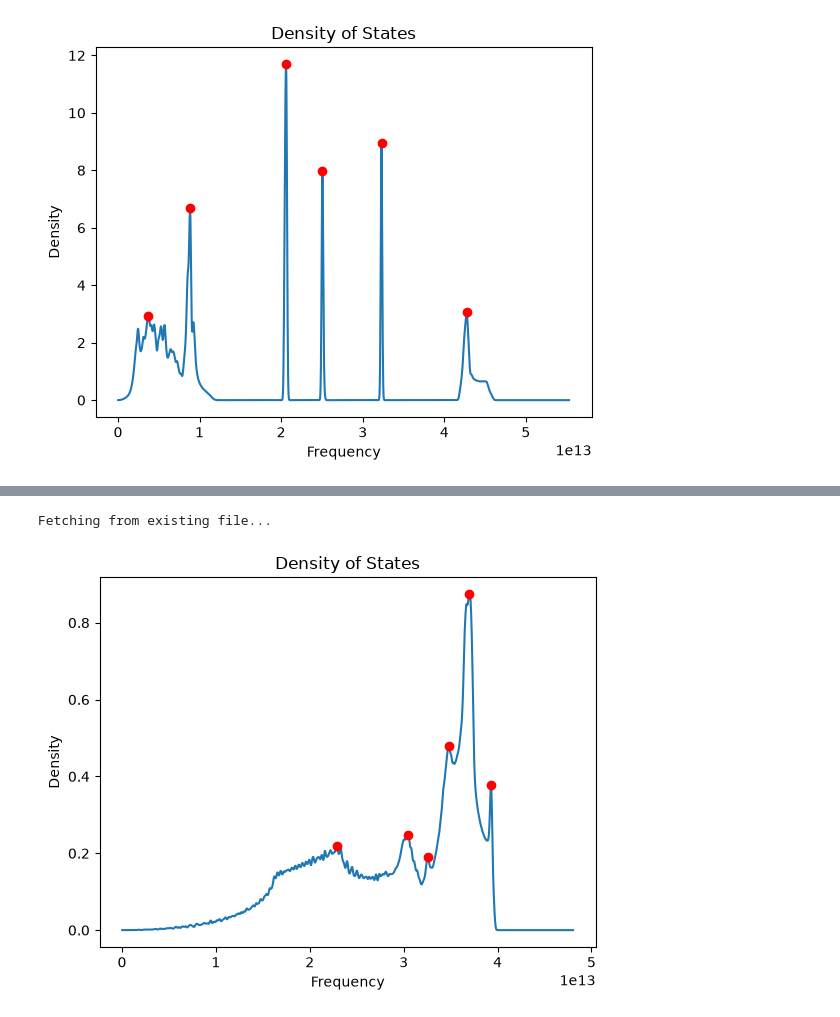
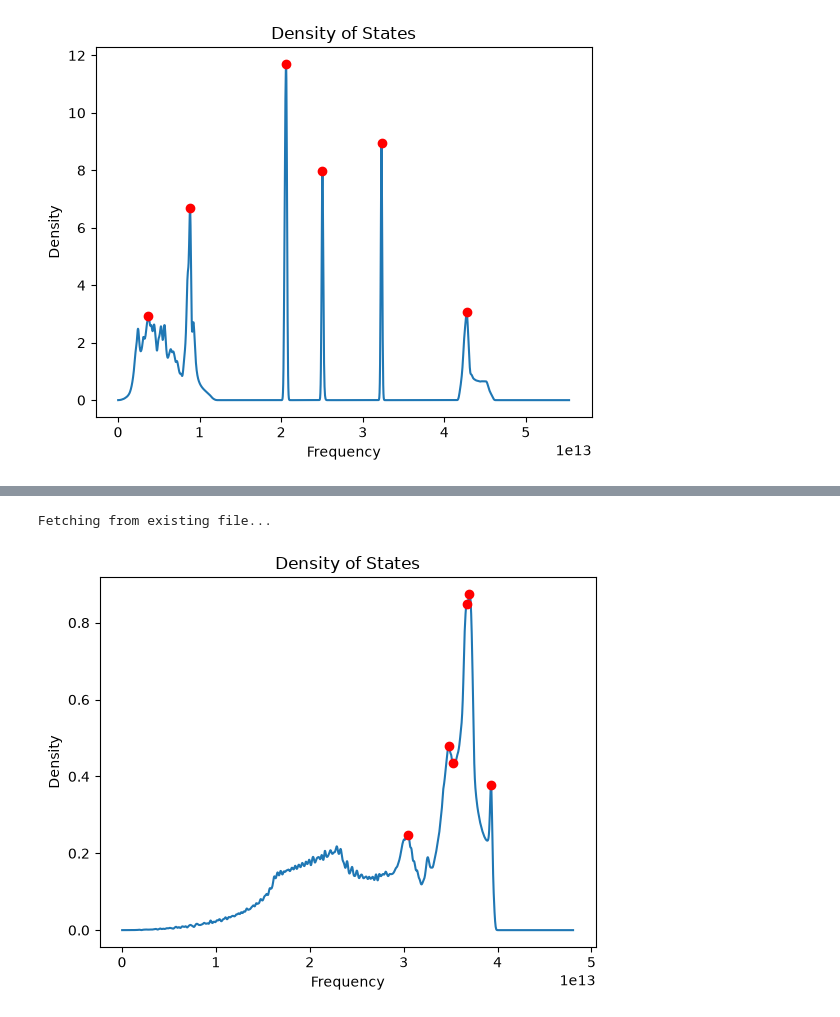
Before and after one commit to lucydot/SingingMaterials, a Jupyter notebook: PairJam_PeakFinder/PairJam.ipynb, the cells around one changed output, grey strips where cells are left out. Saved outputs shown, nothing was run; the diff lists cells and outputs as text; code cells hidden in the pictures.

```diff
--- a/PairJam_PeakFinder/PairJam.ipynb
+++ b/PairJam_PeakFinder/PairJam.ipynb
@@ -5,7 +5,7 @@ from singingmaterials import dos_stats
 import csv
 import numpy as np
 # %%
-def peak_finder(mp_id,temp,height,prominence):
+def peak_finder(mp_id,temp,num_peaks,height=1E-6,prominence=1E-6):
     if temp == "athermal":
         data = dos_stats.dos_stats_analysis(mp_id=mp_id)
         density = data["projection"]["total"]["stats"]["athermal"]["densities"]
@@ -14,6 +14,12 @@ def peak_finder(mp_id,temp,height,prominence):
         density = data["projection"]["total"]["stats"]["thermal"][str(temp)]["densities"]
     frequency = data["projection"]["total"]["frequencies"]
     peak_indices, peak_properties = sp.signal.find_peaks(density, height=height, prominence=prominence)
+
+    # keep only the num_peaks tallest peaks (in frequency order)
+    if num_peaks is not None and len(peak_indices) > num_peaks:
+        keep = np.sort(np.argsort(peak_properties["peak_heights"])[::-1][:num_peaks])
+        peak_indices = peak_indices[keep]
+        peak_properties = {key: value[keep] for key, value in peak_properties.items()}
 
     plt.plot(frequency, density)
     plt.scatter(frequency[peak_indices], density[peak_indices], color='red', zorder=5)
@@ -68,13 +70,11 @@ Fetching from existing file...
 # %%
 mp_id = "mp-66"
 temp = "athermal"
-height = 0.1
-prominence = 0.02
-data, peak_indices, peak_properties = peak_finder(mp_id, temp, height, prominence)
+data, peak_indices, peak_properties = peak_finder(mp_id, temp, num_peaks=6)
 save_peak_data(mp_id, temp, peak_indices, peak_properties, data["projection"]["total"]["frequencies"])
 # %% [output]
 Fetching from existing file...
-[figure, old version]
+[figure, new version]
 # %%
 mp_id = "mp-66"
 temp = 300
```
Also changed, not shown: parts of 10 cells of this notebook.
